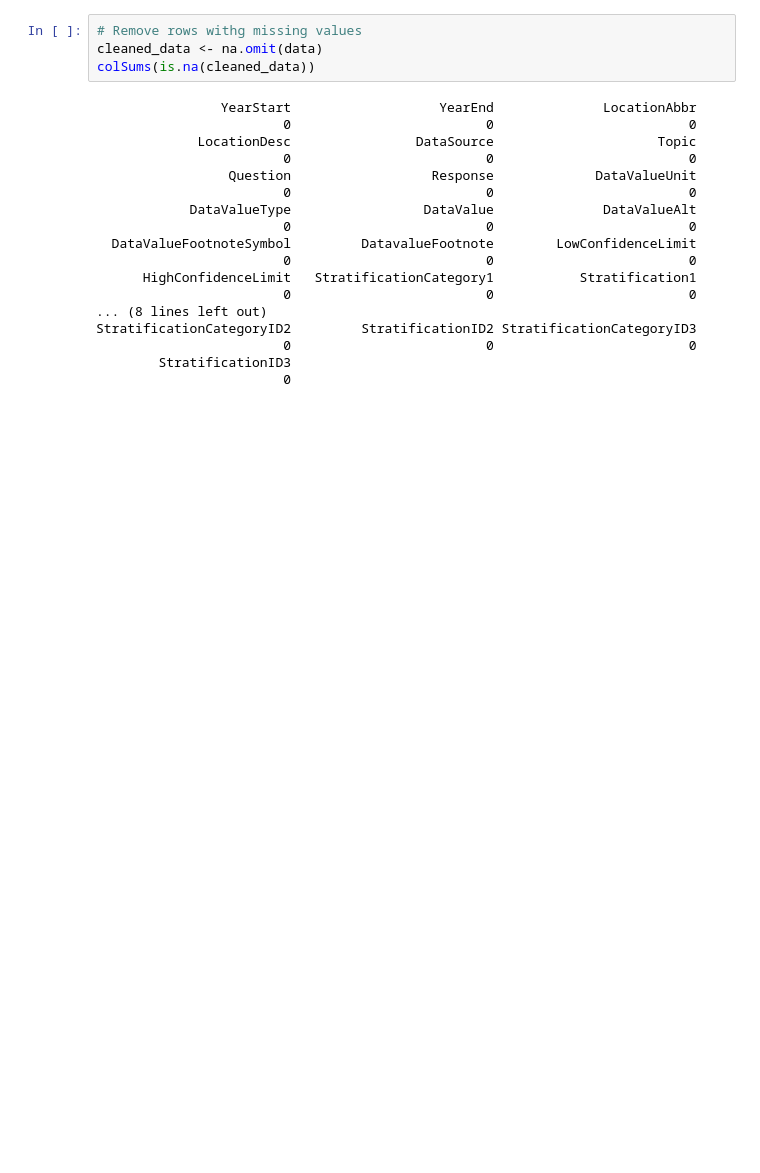
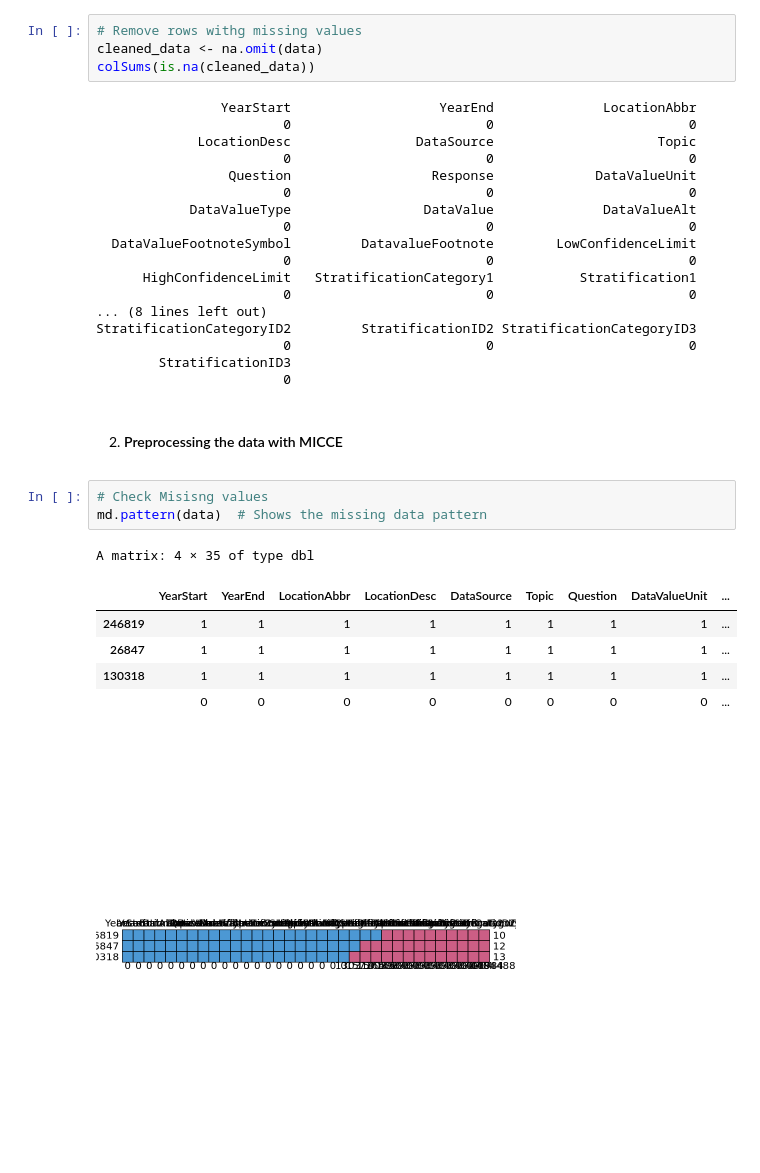
Before and after one commit to jparep/healthcare-analytics-with-R, a Jupyter notebook: healthcare-analysis.ipynb, the cells around one changed output. Cells and saved outputs as stored; diff of their text form; blank space fills up the shorter version.

```diff
--- a/healthcare-analysis.ipynb
+++ b/healthcare-analysis.ipynb
@@ -153,3 +168,16 @@ StratificationCategoryID2         StratificationID2 StratificationCategoryID3
                         0                         0                         0
         StratificationID3
                         0
+# %% [markdown]
+2. #### Preprocessing the data with MICCE
+# %%
+# Check Misisng values
+md.pattern(data)  # Shows the missing data pattern
+# %% [output]
+A matrix: 4 × 35 of type dbl
+|  | YearStart | YearEnd | LocationAbbr | LocationDesc | DataSource | Topic | Question | DataValueUnit | ... |
+| 246819 | 1 | 1 | 1 | 1 | 1 | 1 | 1 | 1 | ... |
+| 26847 | 1 | 1 | 1 | 1 | 1 | 1 | 1 | 1 | ... |
+| 130318 | 1 | 1 | 1 | 1 | 1 | 1 | 1 | 1 | ... |
+|  | 0 | 0 | 0 | 0 | 0 | 0 | 0 | 0 | ... |
+[figure, added]
```
Also changed, not shown: parts of 4 cells of this notebook.
